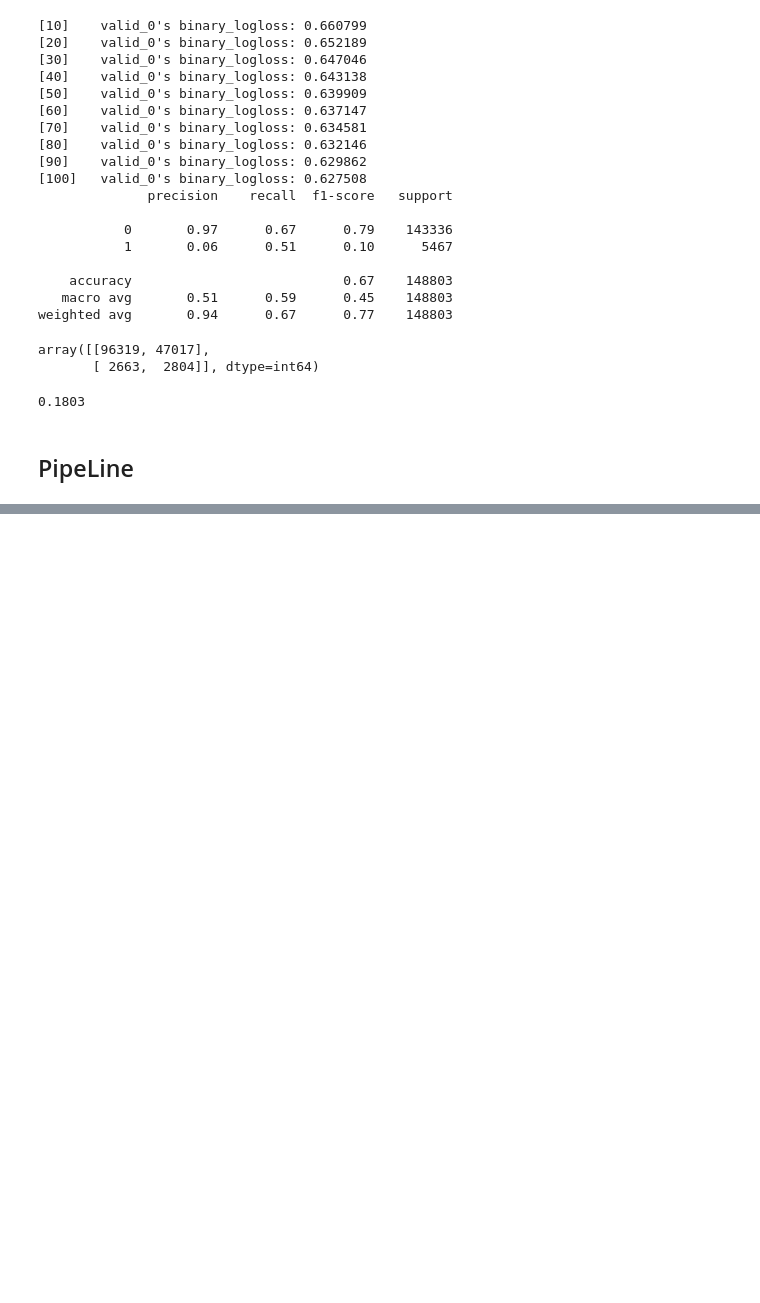
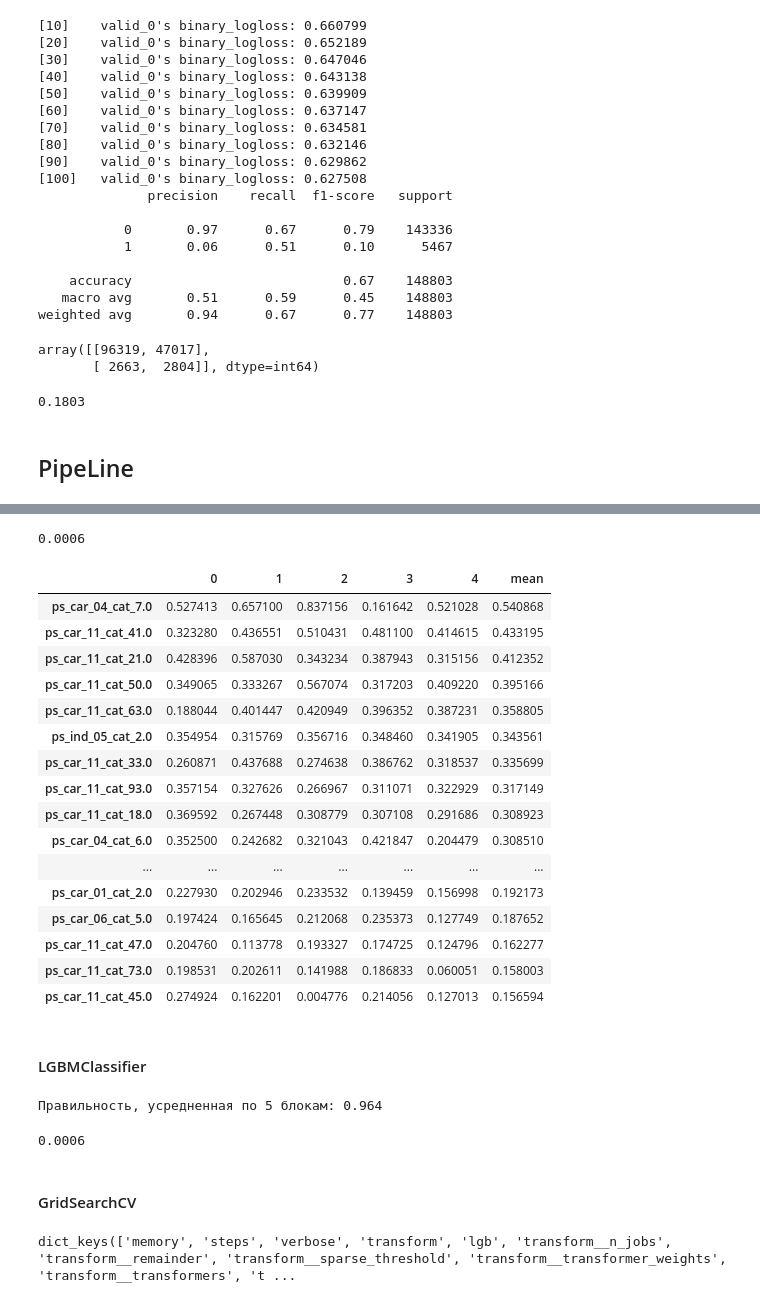
Before and after one commit to annulet/porto_seguro, a Jupyter notebook: porto_seguro.ipynb, the cells around one changed output, grey strips where cells are left out. Cells and saved outputs as stored; diff of their text form; code cells hidden in the pictures; blank space fills up the shorter version.

```diff
--- a/porto_seguro.ipynb
+++ b/porto_seguro.ipynb
@@ -730,0 +776,42 @@ np.round(gini_normalized(y_test, preds), 4)
+# %%
+predictions = cross_val_predict(ml_pipe, train_df[features], train_df['target'], cv=5)
+np.round(gini_normalized(train_df['target'], predictions), 4)
+# %% [output]
+0.0006
+# %%
+cv_results = cross_validate(ml_pipe, train_df[features], train_df['target'], cv=5, return_estimator=True)
+coefs = []
+for model in cv_results['estimator']:
+    coefs.append(list(model[1].intercept_) + list(model[1].coef_[0]))
+# %%
+ml_pipe.fit(train_df[features], train_df['target'])
+
+cat = ml_pipe.named_steps['transform'].named_transformers_['cat']
+onehot_columns = list(cat.named_steps['ohe'].get_feature_names(input_features=cat_columns))
+
+num_columns.extend(onehot_columns)
+num_columns.insert(0, 'Intercept')
+lr_coefs = pd.DataFrame(coefs, columns=num_columns).T
+# %%
+lr_coefs['mean'] = lr_coefs.mean(axis=1)
+lr_coefs.sort_values(by='mean', ascending=False).head(20)
+# %% [output]
+|  | 0 | 1 | 2 | 3 | 4 | mean |
+| ps_car_04_cat_7.0 | 0.527413 | 0.657100 | 0.837156 | 0.161642 | 0.521028 | 0.540868 |
+| ps_car_11_cat_41.0 | 0.323280 | 0.436551 | 0.510431 | 0.481100 | 0.414615 | 0.433195 |
+| ps_car_11_cat_21.0 | 0.428396 | 0.587030 | 0.343234 | 0.387943 | 0.315156 | 0.412352 |
+| ps_car_11_cat_50.0 | 0.349065 | 0.333267 | 0.567074 | 0.317203 | 0.409220 | 0.395166 |
+| ps_car_11_cat_63.0 | 0.188044 | 0.401447 | 0.420949 | 0.396352 | 0.387231 | 0.358805 |
+| ps_ind_05_cat_2.0 | 0.354954 | 0.315769 | 0.356716 | 0.348460 | 0.341905 | 0.343561 |
+| ps_car_11_cat_33.0 | 0.260871 | 0.437688 | 0.274638 | 0.386762 | 0.318537 | 0.335699 |
+| ps_car_11_cat_93.0 | 0.357154 | 0.327626 | 0.266967 | 0.311071 | 0.322929 | 0.317149 |
+| ps_car_11_cat_18.0 | 0.369592 | 0.267448 | 0.308779 | 0.307108 | 0.291686 | 0.308923 |
+| ps_car_04_cat_6.0 | 0.352500 | 0.242682 | 0.321043 | 0.421847 | 0.204479 | 0.308510 |
+| ... | ... | ... | ... | ... | ... | ... |
+| ps_car_01_cat_2.0 | 0.227930 | 0.202946 | 0.233532 | 0.139459 | 0.156998 | 0.192173 |
+| ps_car_06_cat_5.0 | 0.197424 | 0.165645 | 0.212068 | 0.235373 | 0.127749 | 0.187652 |
+| ps_car_11_cat_47.0 | 0.204760 | 0.113778 | 0.193327 | 0.174725 | 0.124796 | 0.162277 |
+| ps_car_11_cat_73.0 | 0.198531 | 0.202611 | 0.141988 | 0.186833 | 0.060051 | 0.158003 |
+| ps_car_11_cat_45.0 | 0.274924 | 0.162201 | 0.004776 | 0.214056 | 0.127013 | 0.156594 |
+# %% [markdown]
+#### LGBMClassifier
@@ -730,0 +856,16 @@ np.round(gini_normalized(y_test, preds), 4)
+# %%
+cv_mean = cross_val_score(ml_pipe, train_df[features], train_df['target'], cv=5).mean()
+print(f'Правильность, усредненная по 5 блокам: {cv_mean:.3f}')
+# %% [output]
+Правильность, усредненная по 5 блокам: 0.964
+# %%
+predictions = cross_val_predict(ml_pipe, train_df[features], train_df['target'], cv=5)
+np.round(gini_normalized(train_df['target'], predictions), 4)
+# %% [output]
+0.0006
+# %% [markdown]
+#### GridSearchCV
+# %%
+ml_pipe.get_params().keys()
+# %% [output]
+dict_keys(['memory', 'steps', 'verbose', 'transform', 'lgb', 'transform__n_jobs', 'transform__remainder', 'transform__sparse_threshold', 'transform__transformer_weights', 'transform__transformers', 't ...
```
Also changed, not shown: parts of 46 cells of this notebook.
